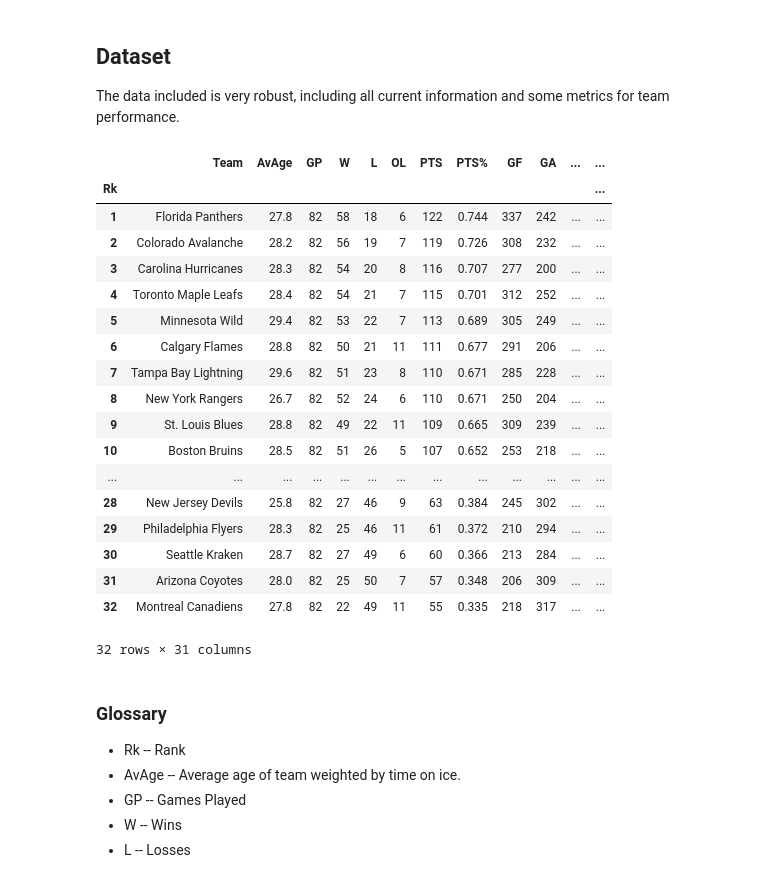
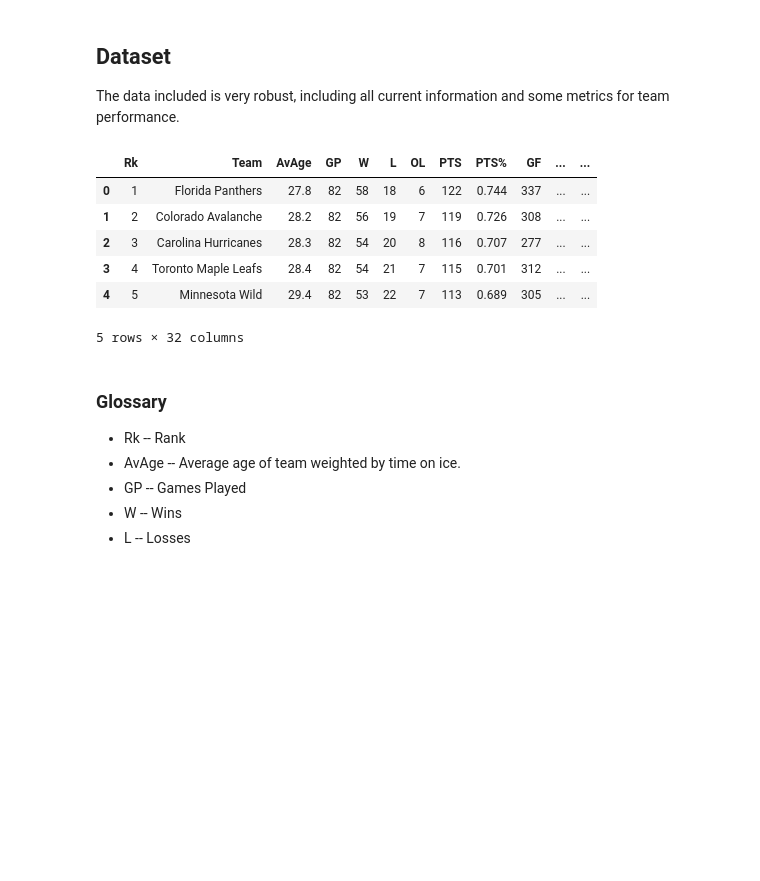
Before and after one commit to RyanSchraeder/StanleyCupPredictions, a Jupyter notebook: notebooks/model.ipynb, the cells around one changed output. Cells and saved outputs as stored; diff of their text form; code cells hidden in the pictures; blank space fills up the shorter version.

```diff
--- a/notebooks/model.ipynb
+++ b/notebooks/model.ipynb
@@ -16,28 +16,16 @@ In this analysis, I use current known stats in the NHL to determine probability
 
 The data included is very robust, including all current information and some metrics for team performance.
 # %%
-df = pd.DataFrame(pd.read_csv('../data/team_stats.csv', index_col=[0]))
-df
+df = pd.DataFrame(pd.read_csv('../data/team_stats.csv'))
+df.head()
 # %% [output]
-|  | Team | AvAge | GP | W | L | OL | PTS | PTS% | GF | GA | ... | ... |
-| Rk |  |  |  |  |  |  |  |  |  |  |  | ... |
-| 1 | Florida Panthers | 27.8 | 82 | 58 | 18 | 6 | 122 | 0.744 | 337 | 242 | ... | ... |
-| 2 | Colorado Avalanche | 28.2 | 82 | 56 | 19 | 7 | 119 | 0.726 | 308 | 232 | ... | ... |
-| 3 | Carolina Hurricanes | 28.3 | 82 | 54 | 20 | 8 | 116 | 0.707 | 277 | 200 | ... | ... |
-| 4 | Toronto Maple Leafs | 28.4 | 82 | 54 | 21 | 7 | 115 | 0.701 | 312 | 252 | ... | ... |
-| 5 | Minnesota Wild | 29.4 | 82 | 53 | 22 | 7 | 113 | 0.689 | 305 | 249 | ... | ... |
-| 6 | Calgary Flames | 28.8 | 82 | 50 | 21 | 11 | 111 | 0.677 | 291 | 206 | ... | ... |
-| 7 | Tampa Bay Lightning | 29.6 | 82 | 51 | 23 | 8 | 110 | 0.671 | 285 | 228 | ... | ... |
-| 8 | New York Rangers | 26.7 | 82 | 52 | 24 | 6 | 110 | 0.671 | 250 | 204 | ... | ... |
-| 9 | St. Louis Blues | 28.8 | 82 | 49 | 22 | 11 | 109 | 0.665 | 309 | 239 | ... | ... |
-| 10 | Boston Bruins | 28.5 | 82 | 51 | 26 | 5 | 107 | 0.652 | 253 | 218 | ... | ... |
-| ... | ... | ... | ... | ... | ... | ... | ... | ... | ... | ... | ... | ... |
-| 28 | New Jersey Devils | 25.8 | 82 | 27 | 46 | 9 | 63 | 0.384 | 245 | 302 | ... | ... |
-| 29 | Philadelphia Flyers | 28.3 | 82 | 25 | 46 | 11 | 61 | 0.372 | 210 | 294 | ... | ... |
-| 30 | Seattle Kraken | 28.7 | 82 | 27 | 49 | 6 | 60 | 0.366 | 213 | 284 | ... | ... |
-| 31 | Arizona Coyotes | 28.0 | 82 | 25 | 50 | 7 | 57 | 0.348 | 206 | 309 | ... | ... |
-| 32 | Montreal Canadiens | 27.8 | 82 | 22 | 49 | 11 | 55 | 0.335 | 218 | 317 | ... | ... |
+|  | Rk | Team | AvAge | GP | W | L | OL | PTS | PTS% | GF | ... | ... |
+| 0 | 1 | Florida Panthers | 27.8 | 82 | 58 | 18 | 6 | 122 | 0.744 | 337 | ... | ... |
+| 1 | 2 | Colorado Avalanche | 28.2 | 82 | 56 | 19 | 7 | 119 | 0.726 | 308 | ... | ... |
+| 2 | 3 | Carolina Hurricanes | 28.3 | 82 | 54 | 20 | 8 | 116 | 0.707 | 277 | ... | ... |
+| 3 | 4 | Toronto Maple Leafs | 28.4 | 82 | 54 | 21 | 7 | 115 | 0.701 | 312 | ... | ... |
+| 4 | 5 | Minnesota Wild | 29.4 | 82 | 53 | 22 | 7 | 113 | 0.689 | 305 | ... | ... |
-32 rows × 31 columns
+5 rows × 32 columns
 # %% [markdown]
 ### Glossary
 
```
Also changed, not shown: parts of 12 cells of this notebook.
